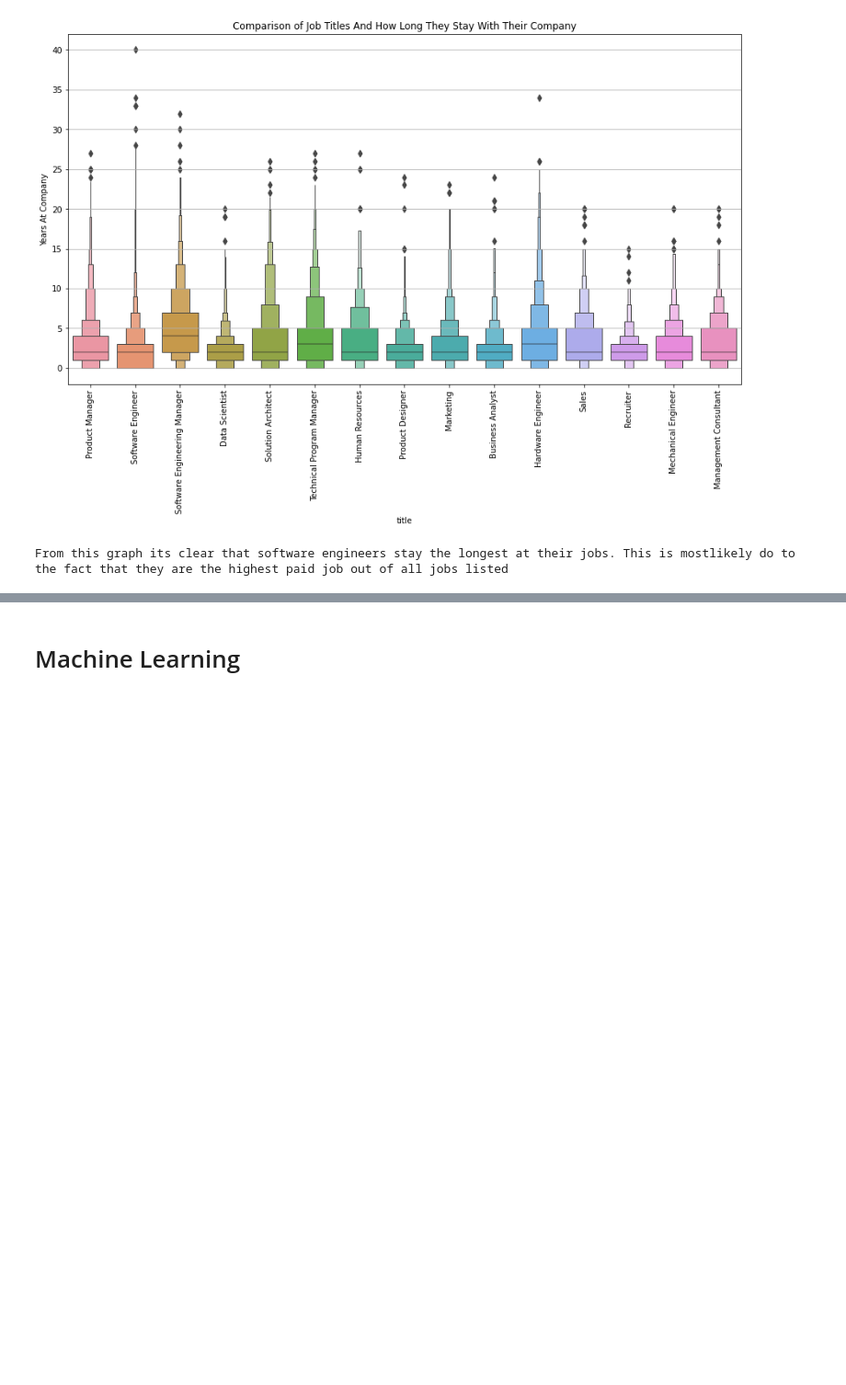
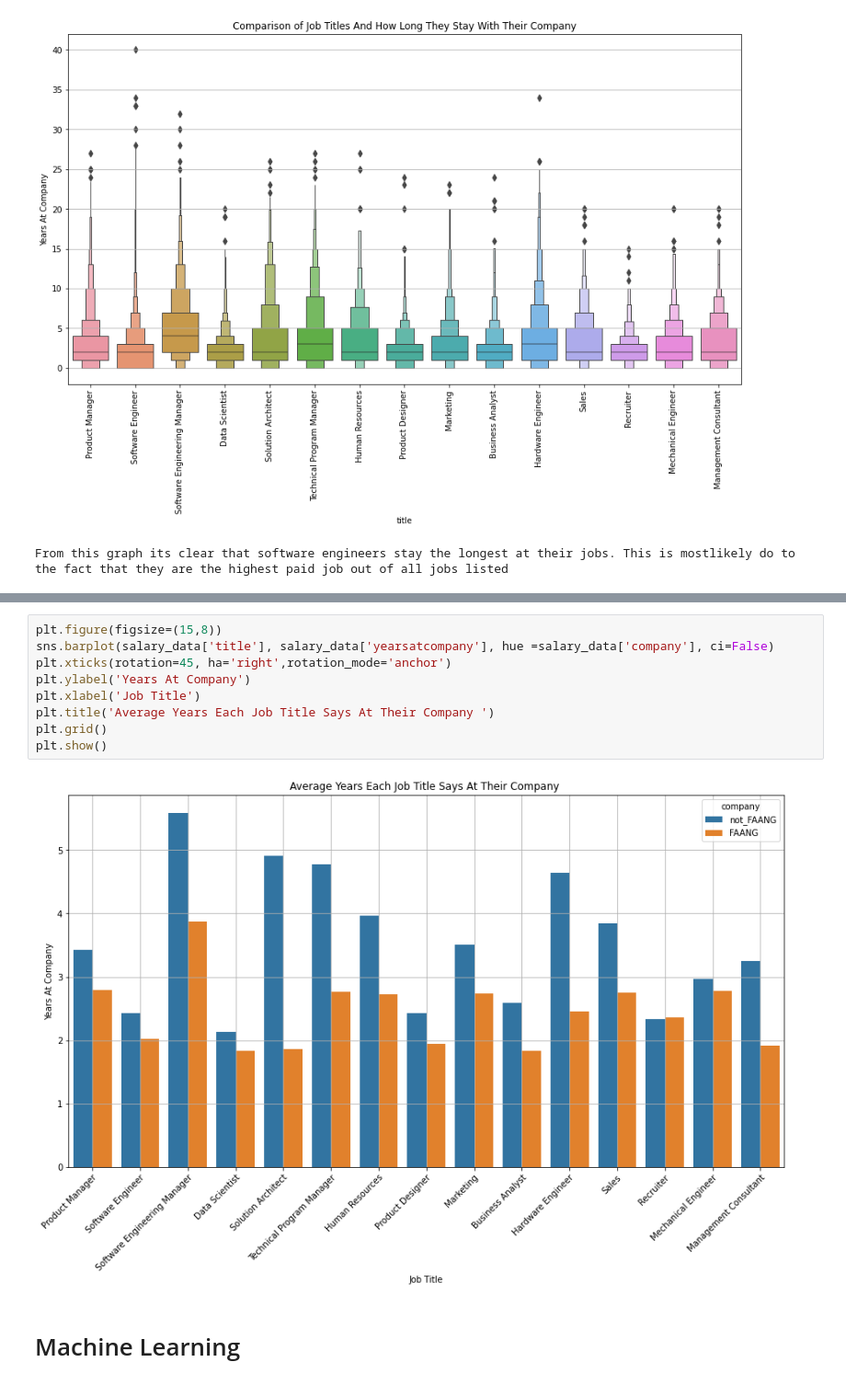
Before and after one commit to SpencerReno/Project_two, a Jupyter notebook: Salary_predictions.ipynb, the cells around one changed output, grey strips where cells are left out. Shown at 92% size. Cells and saved outputs as stored; diff of their text form; blank space fills up the shorter version.

```diff
--- a/Salary_predictions.ipynb
+++ b/Salary_predictions.ipynb
@@ -328,3 +340,14 @@ From this graph its clear that software engineers stay the longest at their jobs
+# %%
+plt.figure(figsize=(15,8))
+sns.barplot(salary_data['title'], salary_data['yearsatcompany'], hue =salary_data['company'], ci=False)
+plt.xticks(rotation=45, ha='right',rotation_mode='anchor')
+plt.ylabel('Years At Company')
+plt.xlabel('Job Title')
+plt.title('Average Years Each Job Title Says At Their Company ')
+plt.grid()
+plt.show()
+# %% [output]
+[figure, added]
 # %% [markdown]
 # Machine Learning
 # %% [markdown]
```
Also changed, not shown: parts of 9 cells of this notebook.
